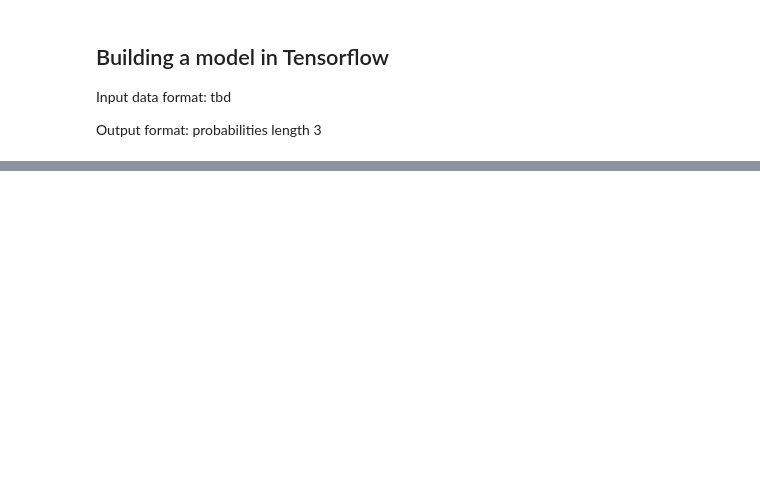
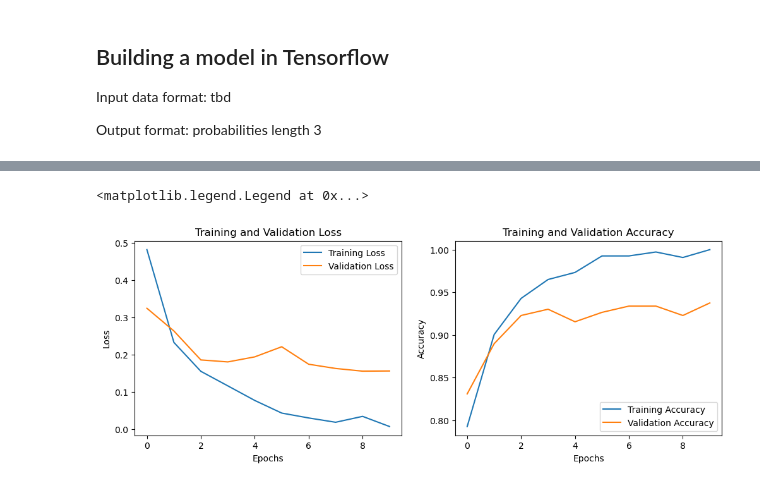
Before and after one commit to mx956/EECE568_ML_PVS_Project, a Jupyter notebook: Road_Surface_Type_Classification/road_classification_Matt.ipynb, the cells around one changed output, grey strips where cells are left out. Saved outputs shown, nothing was run; the diff lists cells and outputs as text; code cells hidden in the pictures; blank space fills up the shorter version.

Commit message:
Add training/result visualization

```diff
--- a/Road_Surface_Type_Classification/road_classification_Matt.ipynb
+++ b/Road_Surface_Type_Classification/road_classification_Matt.ipynb
@@ -154,9 +148,6 @@ def normalizeSensorData(which_set, i, scaler_range=(-1, 1)):
 # normalizes all sensor data
 for i in DATASETS_TO_LOAD:
   normalizeSensorData(datasets, i, scaler_range=(-1, 1))
-
-for i in TESTSETS_TO_LOAD:
-  normalizeSensorData(testsets, i, scaler_range=(-1, 1))
 # %% [markdown]
 ## Load video_environment.mp4
 Here we need to:
@@ -556,23 +449,16 @@ if REDUC_PCA:
 if REDUC_PCA:
     X_frames_pca = pca.transform(X_frames)
     X_recon = pca.inverse_transform(X_frames_pca)
-
-    n_frames, h, w, d = X_test_frames.shape
-    X_test_frames = X_test_frames.reshape(n_frames, -1)
-    X_test_pca = pca.transform(X_test_frames)
-    X_test_recon = pca.inverse_transform(X_test_pca)
 
     print("Original shape:   ", X_frames.shape)
     print("Transformed shape:", X_frames_pca.shape)
     print("Reconstructed shape:", X_recon.shape)
     print('\n')
     print ("RMSE reconstruction:", get_rmse(X_frames, X_recon))
-    print ("RMSE reconstruction:", get_rmse(X_test_frames, X_test_recon))
 
     X_frames = X_frames_pca
-    X_test_frames = X_test_pca
 
-    del X_frames_pca, X_test_pca
+    del X_frames_pca
 # %% [output]
 Original shape:    (1357, 135000)
 Transformed shape: (1357, 300)
@@ -645,16 +516,11 @@ with tf.device('/cpu:0'):
     train_dataset = train_dataset.shuffle(len(X_train)).batch(batch_size)
 
     valid_dataset = tf.data.Dataset.from_tensor_slices((X_valid, Y_valid))
-    valid_dataset = train_dataset.shuffle(len(X_valid)).batch(batch_size)
-
-    test_dataset = tf.data.Dataset.from_tensor_slices((X_test, Y_test))
-    test_dataset = test_dataset.shuffle(len(X_test)).batch(batch_size)
+    valid_dataset = valid_dataset.shuffle(len(X_valid)).batch(batch_size)
 
 for x, y in train_dataset.take(1):
     print("shape of 1 batch of train_dataset: ", x.shape)
 for x, y in valid_dataset.take(1):
     print("shape of 1 batch of valid_dataset: ", x.shape)
-for x, y in test_dataset.take(1):
-    print("shape of 1 batch of test_dataset: ", x.shape)
 # %% [output]
 shape of 1 batch of train_dataset:  (4, 300, 8)
@@ -693,6 +558,3 @@ model = MyModel()
 model.compile(optimizer='adam',
               loss=tf.keras.losses.CategoricalCrossentropy(),
               metrics=['accuracy'])
-# %%
-# Train the model
-model.fit(train_dataset, epochs=EPOCHS)
@@ -720,0 +561,23 @@ Epoch 10/10
+# %%
+# Assuming 'myModel' is your model and 'train_dataset', 'valid_dataset' are your datasets
+history = model.fit(train_dataset, validation_data=valid_dataset, epochs=EPOCHS)
+
+# Creating subplots for loss and accuracy
+fig, (ax1, ax2) = plt.subplots(1, 2, figsize=(12, 4))
+
+# Plotting training and validation loss
+ax1.plot(history.history['loss'], label='Training Loss')
+ax1.plot(history.history['val_loss'], label='Validation Loss')
+ax1.set_title('Training and Validation Loss')
+ax1.set_xlabel('Epochs')
+ax1.set_ylabel('Loss')
+ax1.legend()
+
+# Plotting training and validation accuracy
+ax2.plot(history.history['accuracy'], label='Training Accuracy')
+ax2.plot(history.history['val_accuracy'], label='Validation Accuracy')
+ax2.set_title('Training and Validation Accuracy')
+ax2.set_xlabel('Epochs')
+ax2.set_ylabel('Accuracy')
+ax2.legend()
+# %% [output]
@@ -720,0 +604,2 @@ Epoch 10/10
+<matplotlib.legend.Legend at 0x...>
+[figure, added]
```
Also changed, not shown: parts of 19 cells of this notebook.
